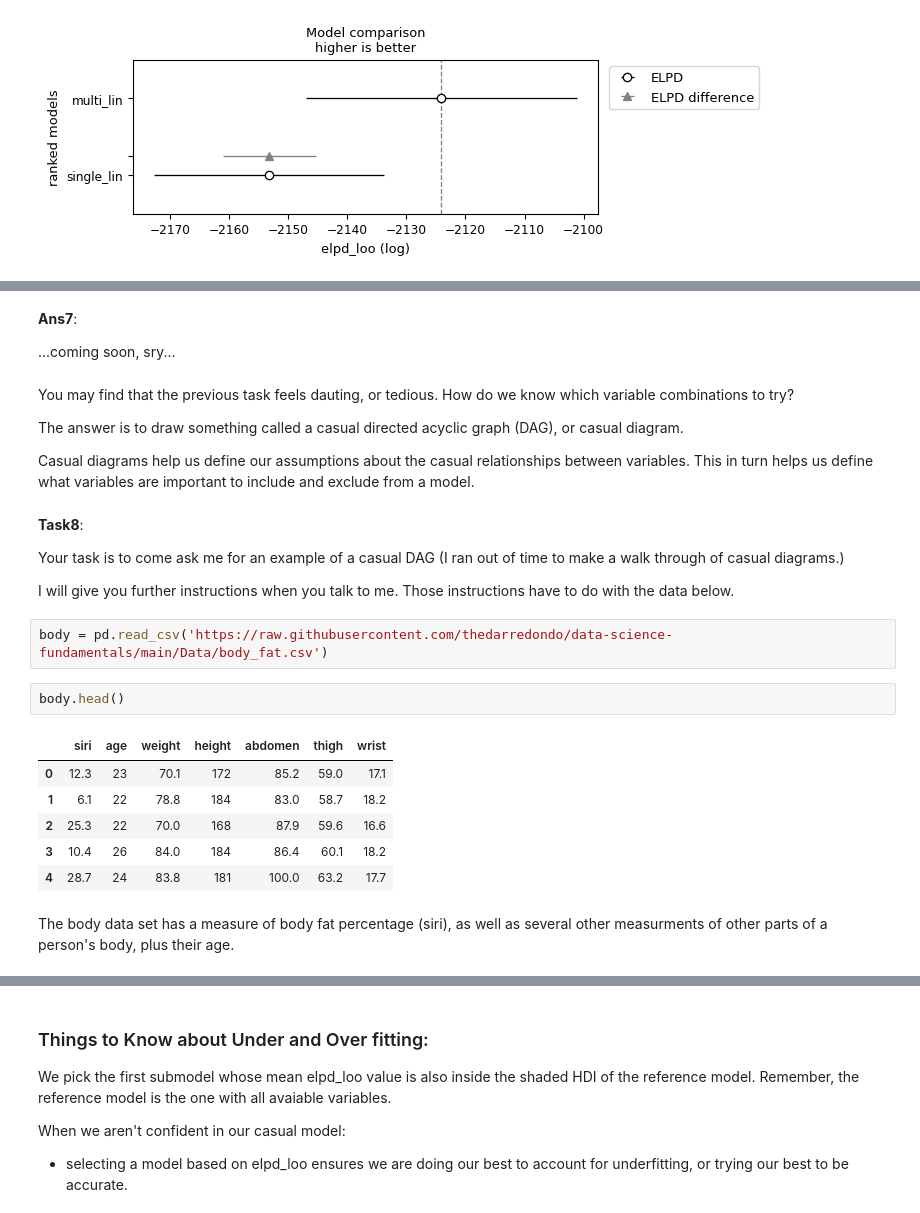
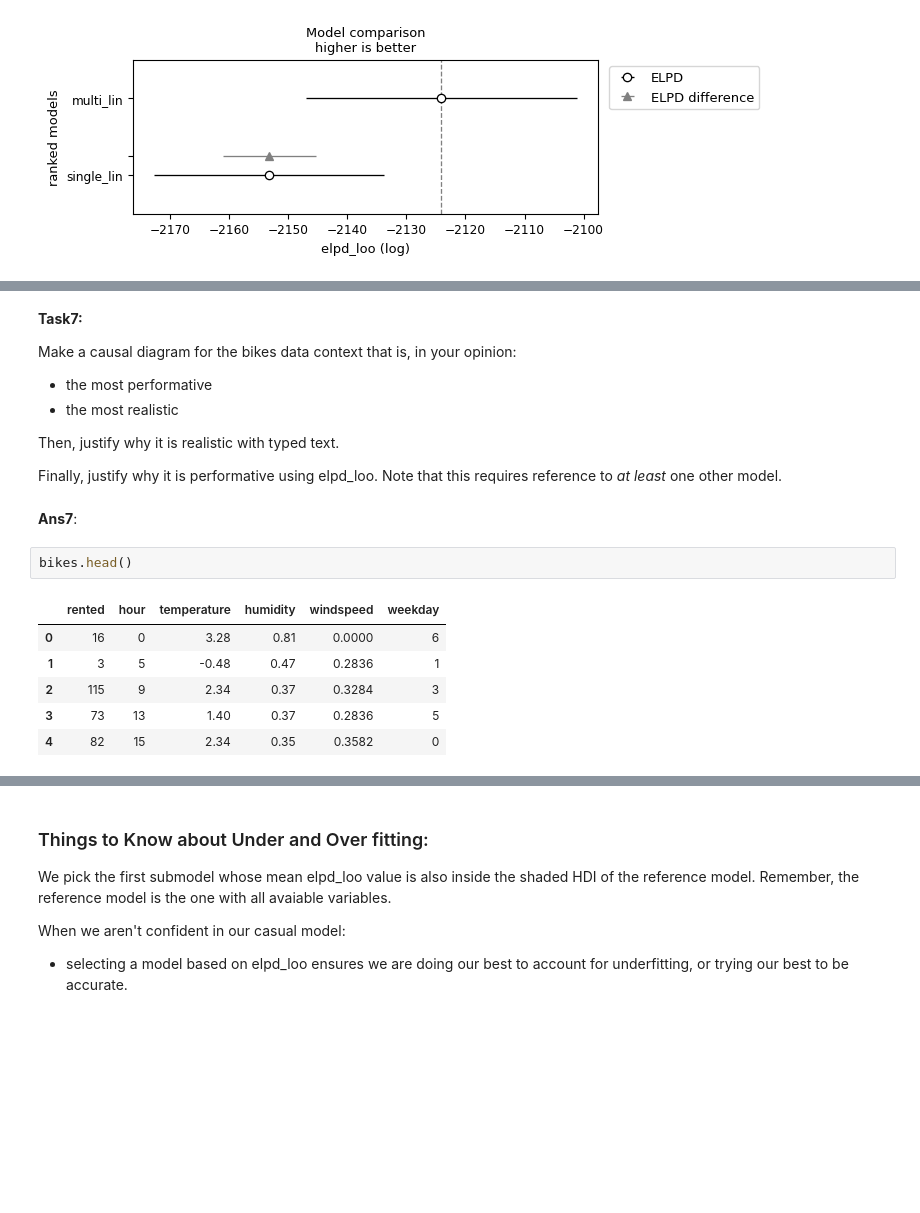
Before and after one commit to thedarredondo/data-science-fundamentals, a Jupyter notebook: Unit6/Unit6NotesAK.ipynb, the cells around one changed output, grey strips where cells are left out. Drawn from its saved outputs; the diff is of its cells as text; blank space fills up the shorter version.

Commit message:
Added way more explanation and nuance on variable selection, and centered it around causal diagrams

```diff
--- a/Unit6/Unit6NotesAK.ipynb
+++ b/Unit6/Unit6NotesAK.ipynb
@@ -540,30 +531,21 @@ Try out different combinations of variables in the bikes data, to find the one t
+# %% [markdown]
+**Task7:**
+
+Make a causal diagram for the bikes data context that is, in your opinion:
+- the most performative
+- the most realistic
+
+Then, justify why it is realistic with typed text.
+
+Finally, justify why it is performative using elpd_loo. Note that this requires reference to *at least* one other model.
 # %% [markdown]
 **Ans7**:
-
-...coming soon, sry...
-# %% [markdown]
-You may find that the previous task feels dauting, or tedious. How do we know which variable combinations to try?
-
-The answer is to draw something called a casual directed acyclic graph (DAG), or casual diagram.
-
-Casual diagrams help us define our assumptions about the casual relationships between variables. This in turn helps us define what variables are important to include and exclude from a model.
-# %% [markdown]
-**Task8**:
-
-Your task is to come ask me for an example of a casual DAG (I ran out of time to make a walk through of casual diagrams.)
-
-I will give you further instructions when you talk to me.
-Those instructions have to do with the data below.
-# %%
-body = pd.read_csv('https://raw.githubusercontent.com/thedarredondo/data-science-fundamentals/main/Data/body_fat.csv')
 # %%
-body.head()
+bikes.head()
 # %% [output]
-|  | siri | age | weight | height | abdomen | thigh | wrist |
-| 0 | 12.3 | 23 | 70.1 | 172 | 85.2 | 59.0 | 17.1 |
-| 1 | 6.1 | 22 | 78.8 | 184 | 83.0 | 58.7 | 18.2 |
-| 2 | 25.3 | 22 | 70.0 | 168 | 87.9 | 59.6 | 16.6 |
-| 3 | 10.4 | 26 | 84.0 | 184 | 86.4 | 60.1 | 18.2 |
-| 4 | 28.7 | 24 | 83.8 | 181 | 100.0 | 63.2 | 17.7 |
+|  | rented | hour | temperature | humidity | windspeed | weekday |
+| 0 | 16 | 0 | 3.28 | 0.81 | 0.0000 | 6 |
+| 1 | 3 | 5 | -0.48 | 0.47 | 0.2836 | 1 |
+| 2 | 115 | 9 | 2.34 | 0.37 | 0.3284 | 3 |
+| 3 | 73 | 13 | 1.40 | 0.37 | 0.2836 | 5 |
+| 4 | 82 | 15 | 2.34 | 0.35 | 0.3582 | 0 |
-# %% [markdown]
-The body data set has a measure of body fat percentage (siri), as well as several other measurments of other parts of a person's body, plus their age.
```
Also changed, not shown: parts of 45 cells of this notebook.
